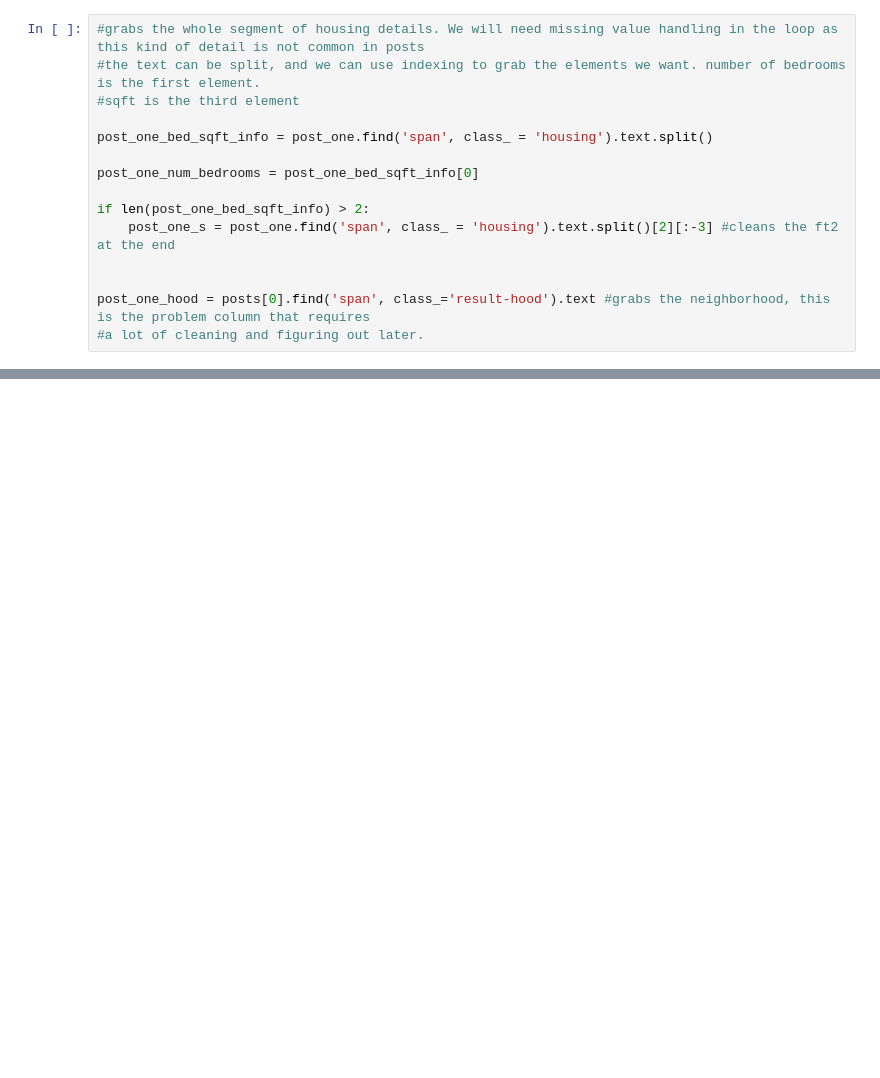
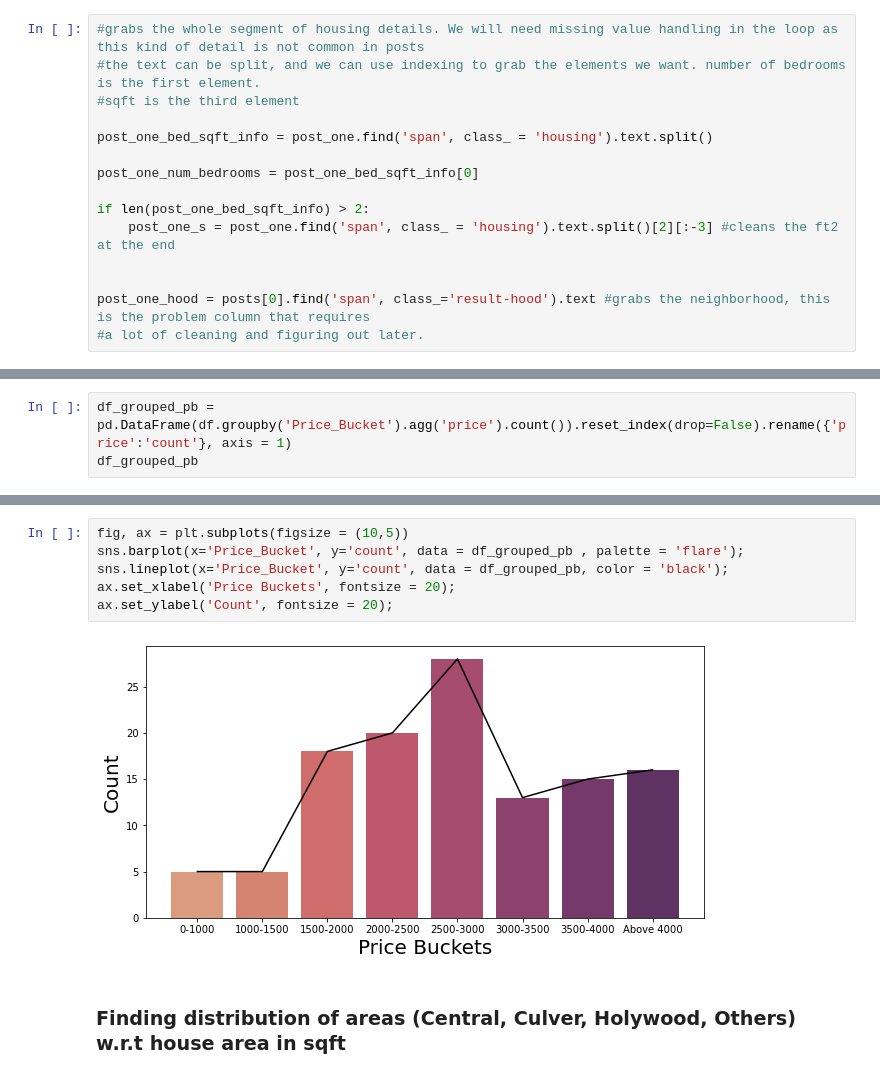
Before and after one commit to yyash/Real-Estate-Data-Analysis, a Jupyter notebook: Craigslist Scraper & Data Analysis.ipynb, the cells around one changed output, grey strips where cells are left out. Saved outputs shown, nothing was run; the diff lists cells and outputs as text; blank space fills up the shorter version.

```diff
--- a/Craigslist Scraper & Data Analysis.ipynb
+++ b/Craigslist Scraper & Data Analysis.ipynb
@@ -263,0 +389,3 @@ None
+# %%
+df_grouped_pb = pd.DataFrame(df.groupby('Price_Bucket').agg('price').count()).reset_index(drop=False).rename({'price':'count'}, axis = 1)
+df_grouped_pb
@@ -263,0 +402,10 @@ None
+# %%
+fig, ax = plt.subplots(figsize = (10,5))
+sns.barplot(x='Price_Bucket', y='count', data = df_grouped_pb , palette = 'flare');
+sns.lineplot(x='Price_Bucket', y='count', data = df_grouped_pb, color = 'black');
+ax.set_xlabel('Price Buckets', fontsize = 20);
+ax.set_ylabel('Count', fontsize = 20);
+# %% [output]
+[figure, added]
+# %% [markdown]
+### Finding distribution of areas (Central, Culver, Holywood, Others) w.r.t house area in sqft
```
Also changed, not shown: parts of 21 cells of this notebook.
